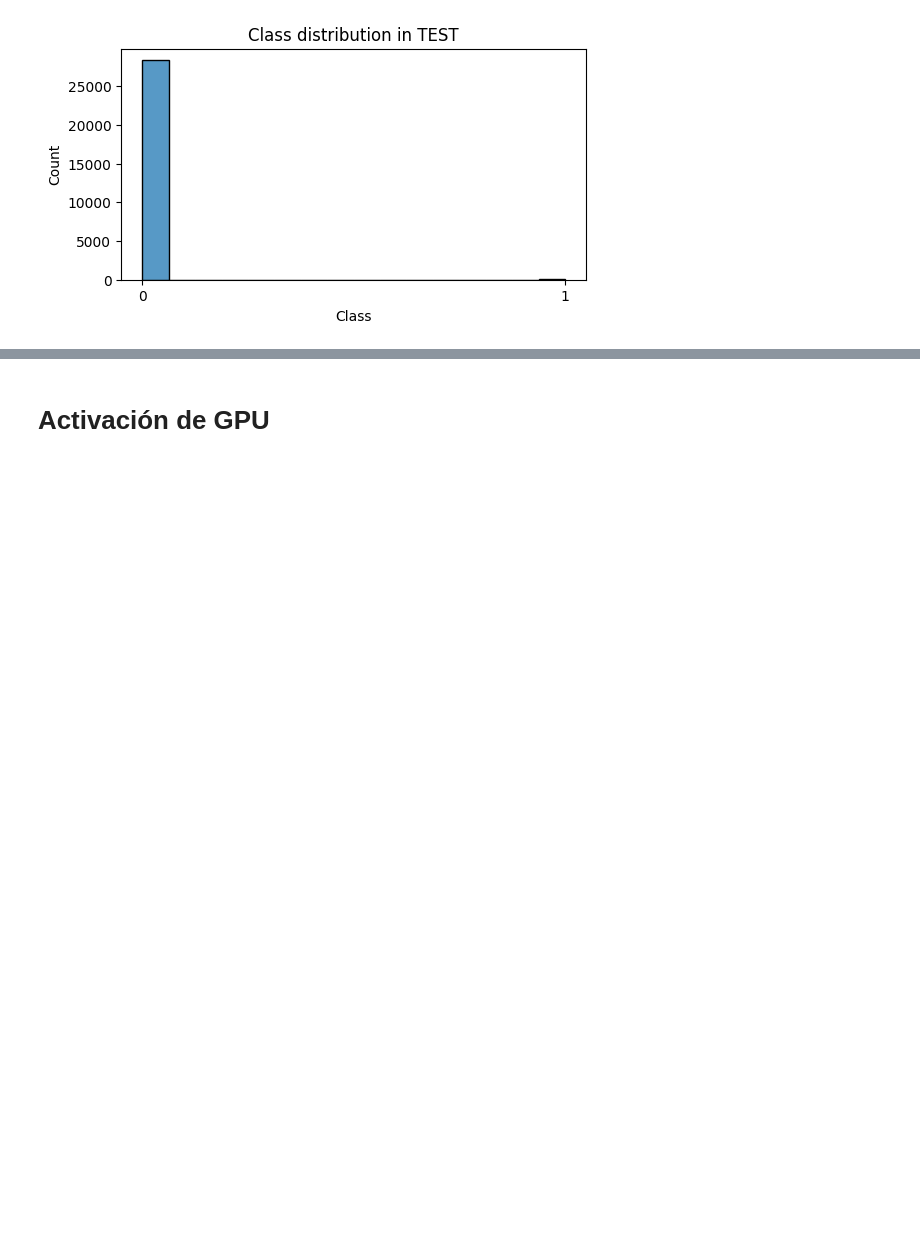
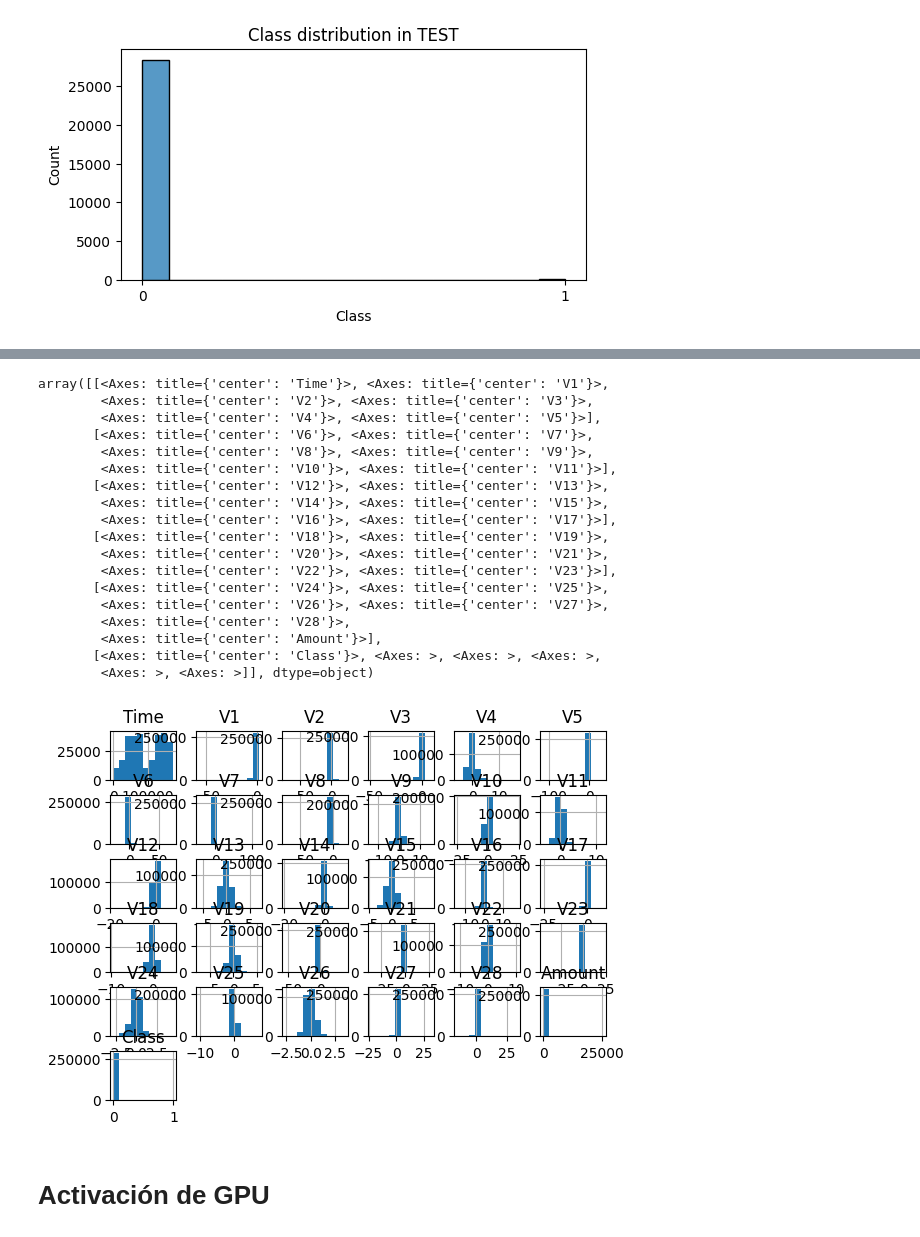
Before and after one commit to Laboratorios-2-MIT-MC/IA-Ciber, a Jupyter notebook: Prácticas/Práctica 1/P1_ENUNCIADO_NOTEBOOK.ipynb, the cells around one changed output, grey strips where cells are left out. Saved outputs shown, nothing was run; the diff lists cells and outputs as text; code cells hidden in the pictures; blank space fills up the shorter version.

```diff
--- a/Prácticas/Práctica 1/P1_ENUNCIADO_NOTEBOOK.ipynb
+++ b/Prácticas/Práctica 1/P1_ENUNCIADO_NOTEBOOK.ipynb
@@ -181,3 +202,25 @@ ax.set_xlabel('Class');
+# %%
+CC_dataset.df.hist()
+# %% [output]
+array([[<Axes: title={'center': 'Time'}>, <Axes: title={'center': 'V1'}>,
+        <Axes: title={'center': 'V2'}>, <Axes: title={'center': 'V3'}>,
+        <Axes: title={'center': 'V4'}>, <Axes: title={'center': 'V5'}>],
+       [<Axes: title={'center': 'V6'}>, <Axes: title={'center': 'V7'}>,
+        <Axes: title={'center': 'V8'}>, <Axes: title={'center': 'V9'}>,
+        <Axes: title={'center': 'V10'}>, <Axes: title={'center': 'V11'}>],
+       [<Axes: title={'center': 'V12'}>, <Axes: title={'center': 'V13'}>,
+        <Axes: title={'center': 'V14'}>, <Axes: title={'center': 'V15'}>,
+        <Axes: title={'center': 'V16'}>, <Axes: title={'center': 'V17'}>],
+       [<Axes: title={'center': 'V18'}>, <Axes: title={'center': 'V19'}>,
+        <Axes: title={'center': 'V20'}>, <Axes: title={'center': 'V21'}>,
+        <Axes: title={'center': 'V22'}>, <Axes: title={'center': 'V23'}>],
+       [<Axes: title={'center': 'V24'}>, <Axes: title={'center': 'V25'}>,
+        <Axes: title={'center': 'V26'}>, <Axes: title={'center': 'V27'}>,
+        <Axes: title={'center': 'V28'}>,
+        <Axes: title={'center': 'Amount'}>],
+       [<Axes: title={'center': 'Class'}>, <Axes: >, <Axes: >, <Axes: >,
+        <Axes: >, <Axes: >]], dtype=object)
+[figure, added]
 # %% [markdown]
 # Activación de GPU
 # %%
```
Also changed, not shown: parts of 2 cells of this notebook.
